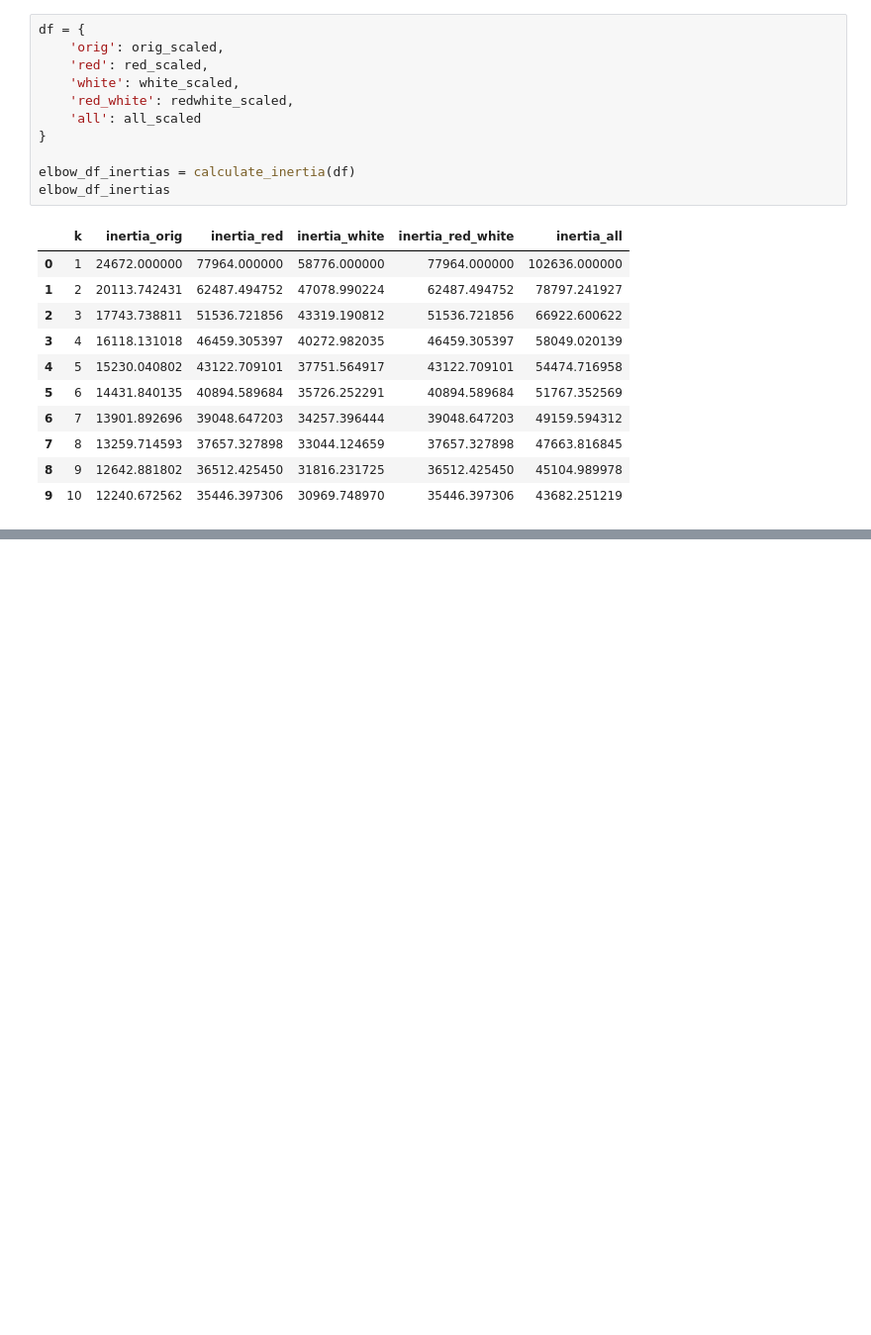
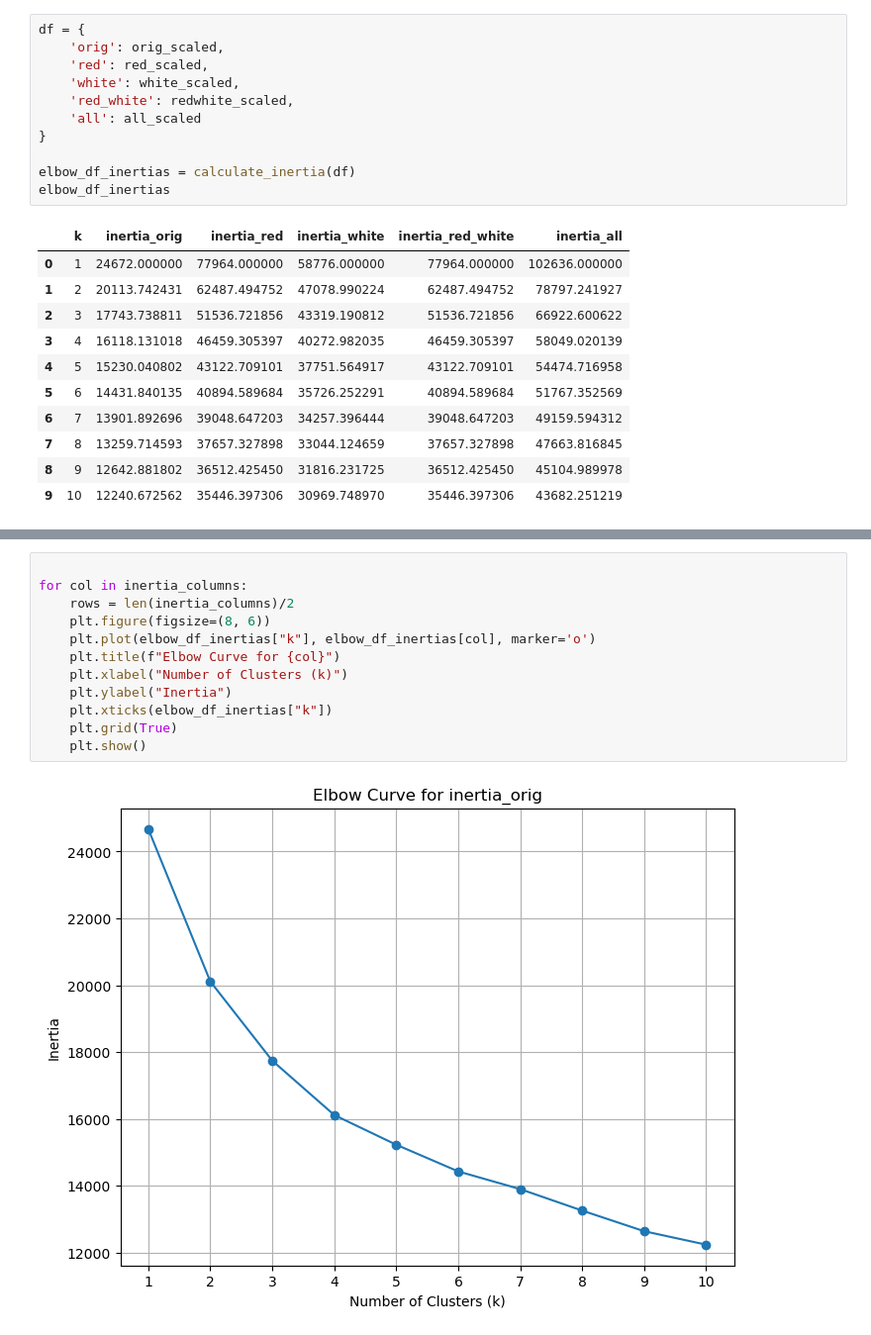
Before and after one commit to Nicholas-Simpson/Project-4, a Jupyter notebook: Michael/notebooks/wine_clustering.ipynb, the cells around one changed output, grey strips where cells are left out. Shown: that part at 99% size. Saved outputs shown, nothing was run; the diff lists cells and outputs as text; blank space fills up the shorter version.

```diff
--- a/Michael/notebooks/wine_clustering.ipynb
+++ b/Michael/notebooks/wine_clustering.ipynb
@@ -177,0 +151,14 @@ plot_elbow_orig
+# %%
+
+for col in inertia_columns:
+    rows = len(inertia_columns)/2
+    plt.figure(figsize=(8, 6))
+    plt.plot(elbow_df_inertias["k"], elbow_df_inertias[col], marker='o')
+    plt.title(f"Elbow Curve for {col}")
+    plt.xlabel("Number of Clusters (k)")
+    plt.ylabel("Inertia")
+    plt.xticks(elbow_df_inertias["k"])
+    plt.grid(True)
+    plt.show()
+# %% [output]
+[figure, added]
```
Also changed, not shown: parts of 5 cells of this notebook.
